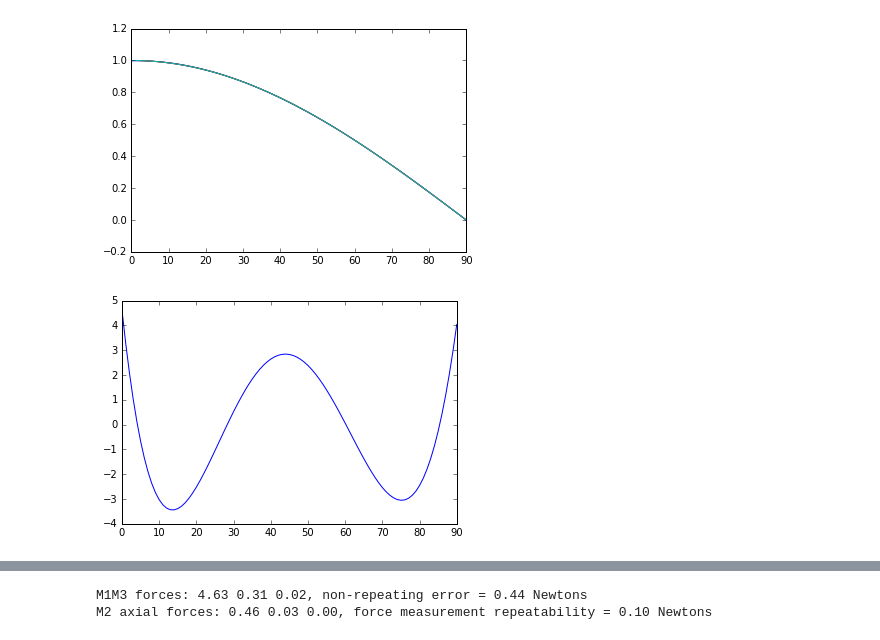
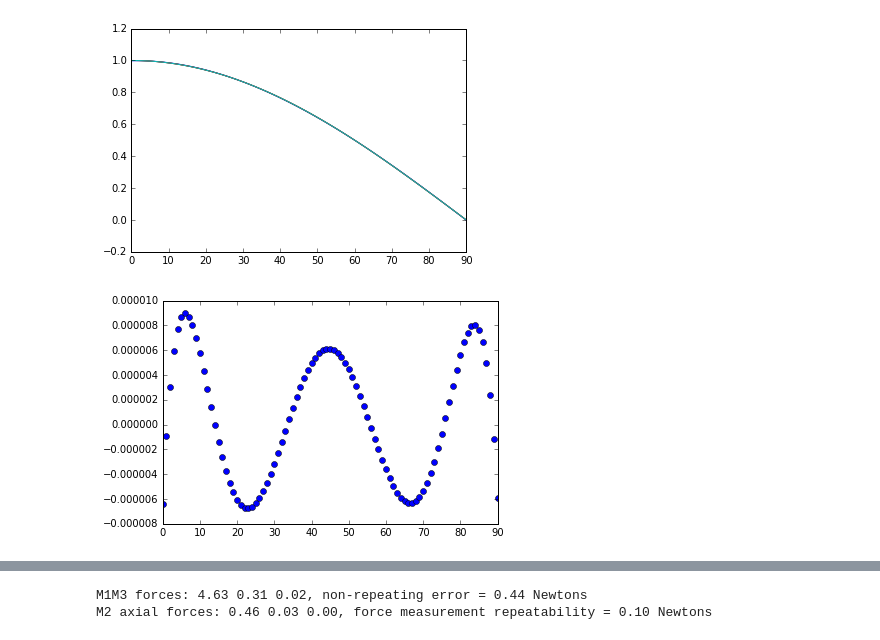
Before and after one commit to bxin/hexrot, a Jupyter notebook: hexLUT.ipynb, the cells around one changed output, grey strips where cells are left out. Drawn from its saved outputs; the diff is of its cells as text; code cells hidden in the pictures.

```diff
--- a/hexLUT.ipynb
+++ b/hexLUT.ipynb
@@ -36,6 +48,6 @@ plt.plot(x, testFunc(x));
 # %% [output]
 [figure]
 # %%
-plt.plot(x, (testFunc(x)-y3fit(x))*2500);
+plt.plot(x, y5diff, 'o');
 # %% [output]
-[figure, old version]
+[figure, new version]
```
Also changed, not shown: parts of 6 cells of this notebook, 4 other files.
